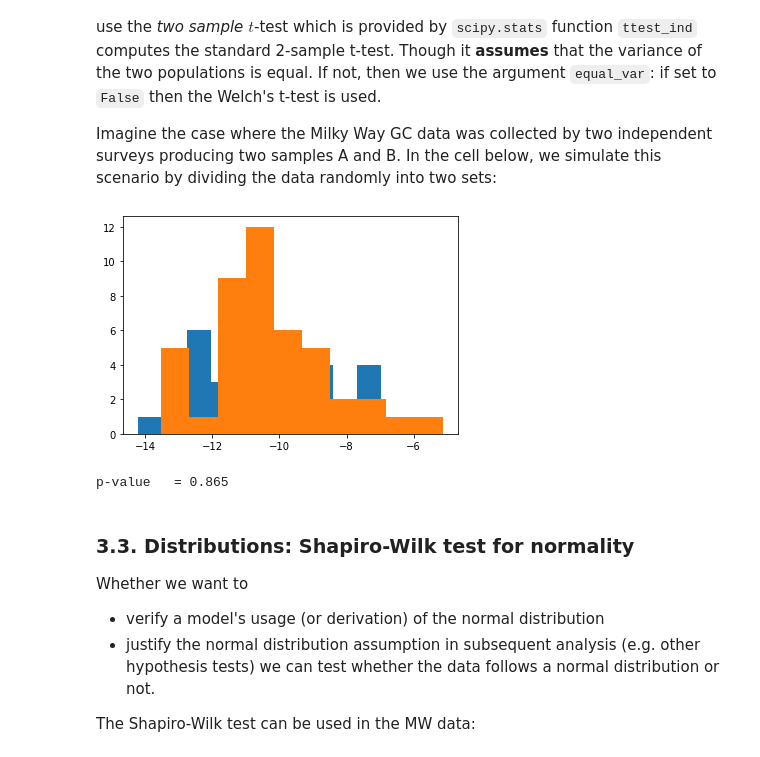
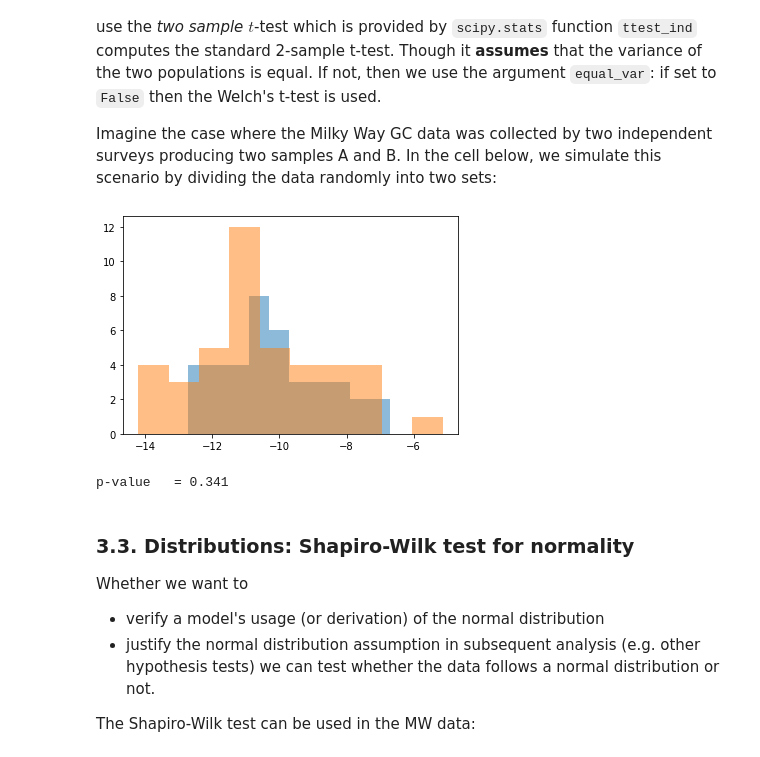
Before and after one commit to astrostatistics-in-crete/2019_summer_school, a Jupyter notebook: Hypothesis/hypothesis_S.ipynb, the cells around one changed output. Cells and saved outputs as stored; diff of their text form; code cells hidden in the pictures.

```diff
--- a/Hypothesis/hypothesis_S.ipynb
+++ b/Hypothesis/hypothesis_S.ipynb
@@ -277,20 +277,22 @@ Imagine the case where the Milky Way GC data was collected by two independent su
 # %%
 # split the Milky Way sample randomly into two sets
 half = np.random.rand(N_MWG) < 0.5
 sample_A = absolute_MWG[half]
 sample_B = absolute_MWG[~half]
+
+# show the histograms
 plt.figure()
-plt.hist(sample_A, bins=10)
-plt.hist(sample_B, bins=10)
+plt.hist(sample_A, bins=10, alpha=0.5)
+plt.hist(sample_B, bins=10, alpha=0.5)
 plt.show()
 
 
 equal_variances = True
 statistic, pvalue = st.ttest_ind(sample_A, sample_B, equal_var=equal_variances)
 print("p-value   = {:.3g}".format(pvalue))
 # %% [output]
-[figure, old version]
+[figure, new version]
-p-value   = 0.865
+p-value   = 0.341
 # %% [markdown]
 ### 3.3. Distributions: Shapiro-Wilk test for normality
 
```
Also changed, not shown: parts of 4 cells of this notebook, 1 other file.
